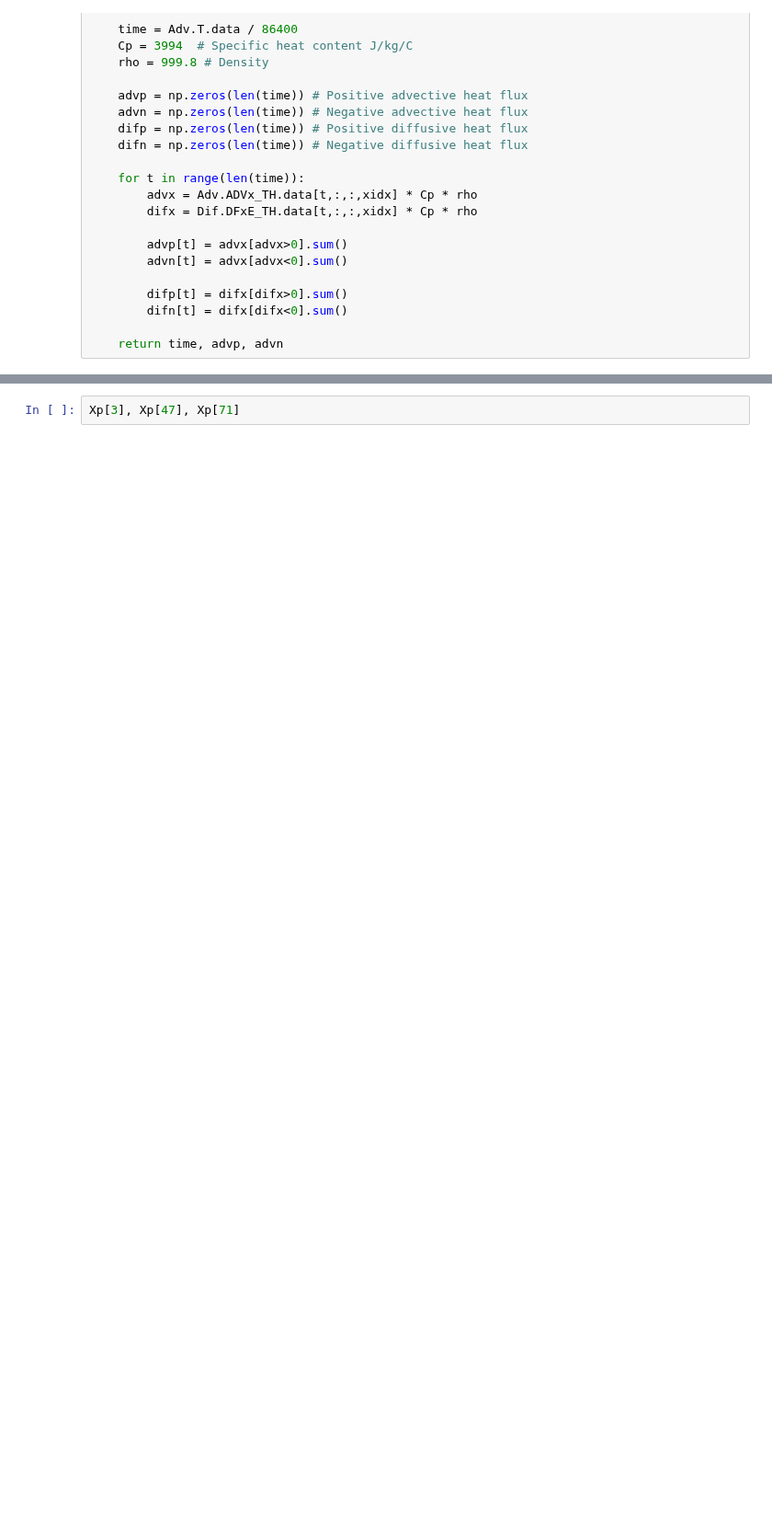
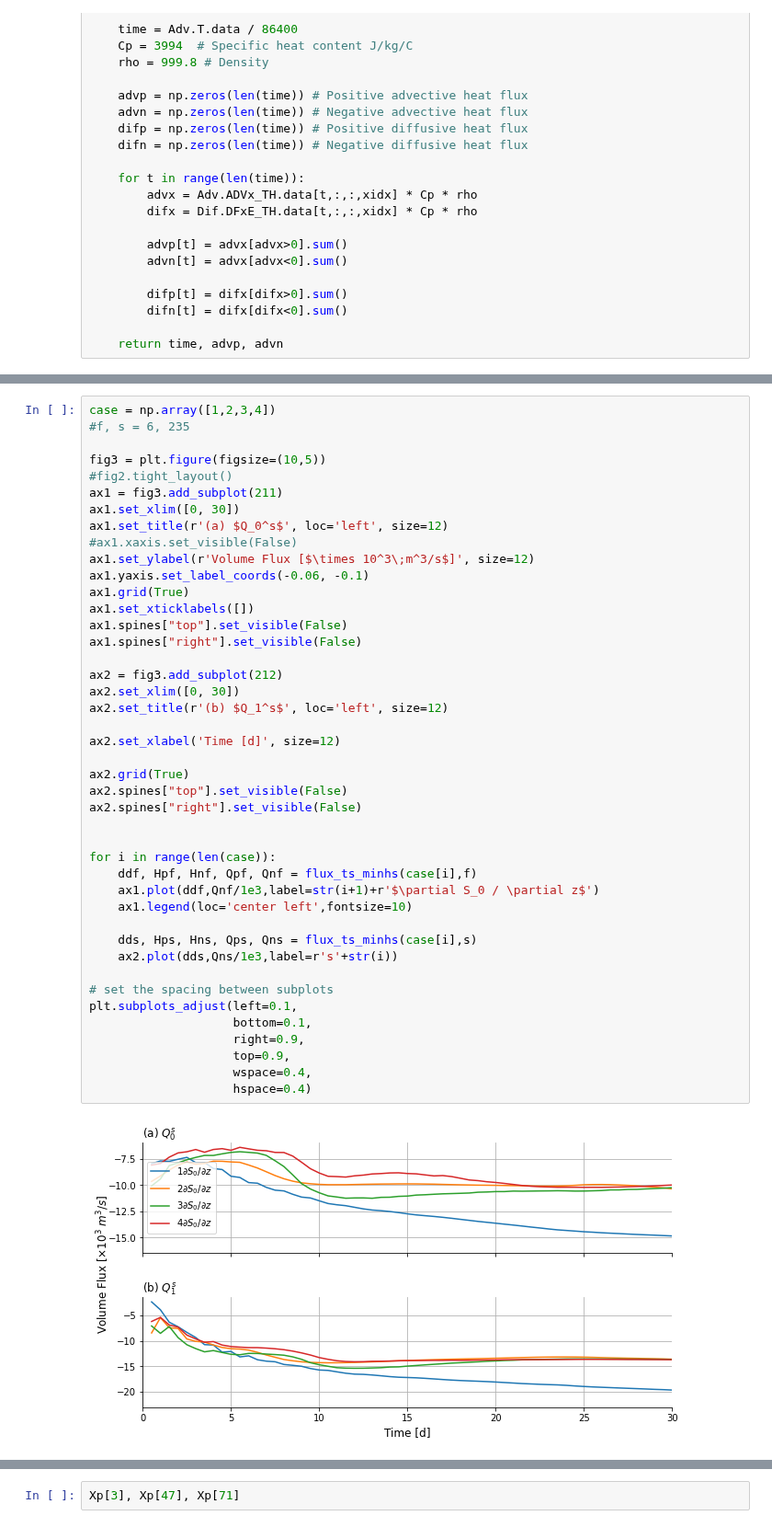
Before and after one commit to weiyangbao/Jupyter-Iceplume, a Jupyter notebook: HeatFlux_TS.ipynb, the cells around one changed output, grey strips where cells are left out. Shown at 92% size. Cells and saved outputs as stored; diff of their text form; blank space fills up the shorter version.

Commit message:
Modified for unfinished cases.

```diff
--- a/HeatFlux_TS.ipynb
+++ b/HeatFlux_TS.ipynb
@@ -46,3 +203,48 @@ def heatflux_ts(file, xidx):
+# %%
+case = np.array([1,2,3,4])
+#f, s = 6, 235
+
+fig3 = plt.figure(figsize=(10,5))
+#fig2.tight_layout()
+ax1 = fig3.add_subplot(211)
+ax1.set_xlim([0, 30])
+ax1.set_title(r'(a) $Q_0^s$', loc='left', size=12)
+#ax1.xaxis.set_visible(False)
+ax1.set_ylabel(r'Volume Flux [$\times 10^3\;m^3/s$]', size=12)
+ax1.yaxis.set_label_coords(-0.06, -0.1)
+ax1.grid(True)
+ax1.set_xticklabels([])
+ax1.spines["top"].set_visible(False)
+ax1.spines["right"].set_visible(False)
+
+ax2 = fig3.add_subplot(212)
+ax2.set_xlim([0, 30])
+ax2.set_title(r'(b) $Q_1^s$', loc='left', size=12)
+
+ax2.set_xlabel('Time [d]', size=12)
+
+ax2.grid(True)
+ax2.spines["top"].set_visible(False)
+ax2.spines["right"].set_visible(False)
+
+
+for i in range(len(case)):
+    ddf, Hpf, Hnf, Qpf, Qnf = flux_ts_minhs(case[i],f)
+    ax1.plot(ddf,Qnf/1e3,label=str(i+1)+r'$\partial S_0 / \partial z$')
+    ax1.legend(loc='center left',fontsize=10)
+
+    dds, Hps, Hns, Qps, Qns = flux_ts_minhs(case[i],s)
+    ax2.plot(dds,Qns/1e3,label=r's'+str(i))
+
+# set the spacing between subplots
+plt.subplots_adjust(left=0.1,
+                    bottom=0.1,
+                    right=0.9,
+                    top=0.9,
+                    wspace=0.4,
+                    hspace=0.4)
+# %% [output]
+[figure, added]
 # %%
 prof = np.array([1,2,3,4])
 hsr = np.array([9, 12, 15, 18]) / 150
```
Also changed, not shown: parts of 6 cells of this notebook, 3 other files.
